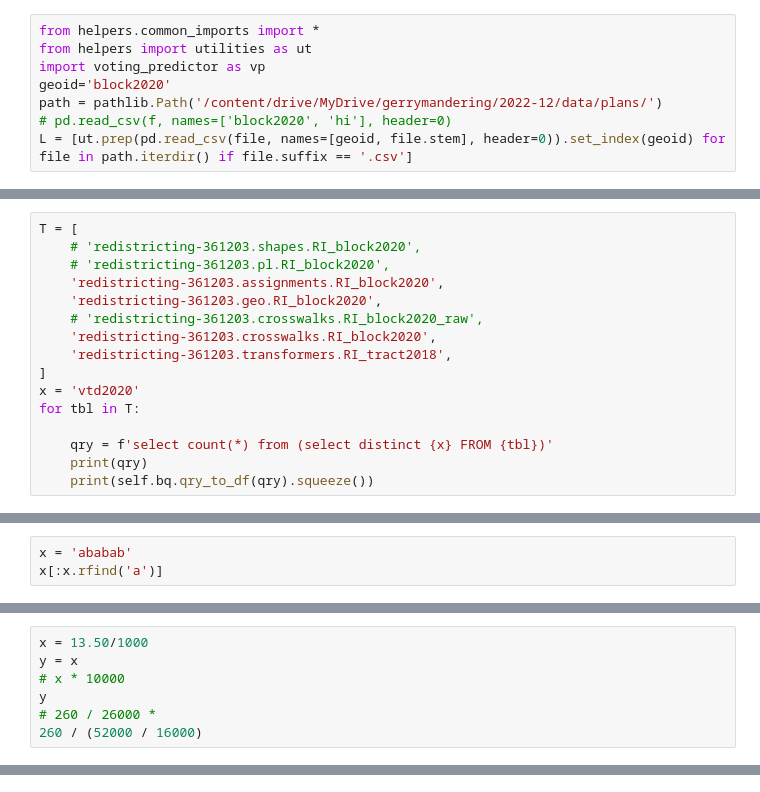
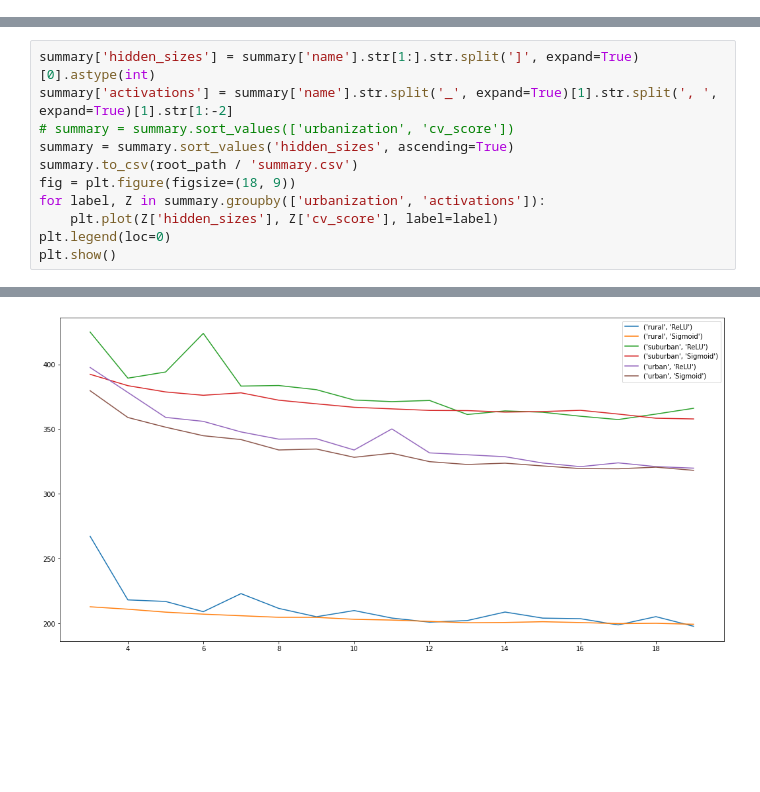
Before and after one commit to drscook/voting_predictor, a Jupyter notebook: voting.ipynb, the cells around one changed output, grey strips where cells are left out. Saved outputs shown, nothing was run; the diff lists cells and outputs as text; blank space fills up the shorter version.

```diff
--- a/voting.ipynb
+++ b/voting.ipynb
@@ -310,8 +2,0 @@ using (vtd2020)
-# %%
-from helpers.common_imports import *
-from helpers import utilities as ut
-import voting_predictor as vp
-geoid='block2020'
-path = pathlib.Path('/content/drive/MyDrive/gerrymandering/2022-12/data/plans/')
-# pd.read_csv(f, names=['block2020', 'hi'], header=0)
-L = [ut.prep(pd.read_csv(file, names=[geoid, file.stem], header=0)).set_index(geoid) for file in path.iterdir() if file.suffix == '.csv']
@@ -335,16 +2,0 @@ Length: 242, dtype: int64
-# %%
-T = [
-    # 'redistricting-361203.shapes.RI_block2020',
-    # 'redistricting-361203.pl.RI_block2020',
-    'redistricting-361203.assignments.RI_block2020',
-    'redistricting-361203.geo.RI_block2020',
-    # 'redistricting-361203.crosswalks.RI_block2020_raw',
-    'redistricting-361203.crosswalks.RI_block2020',
-    'redistricting-361203.transformers.RI_tract2018',
-]
-x = 'vtd2020'
-for tbl in T:
-
-    qry = f'select count(*) from (select distinct {x} FROM {tbl})'
-    print(qry)
-    print(self.bq.qry_to_df(qry).squeeze())
@@ -407,3 +2,0 @@ subpops = {
-# %%
-x = 'ababab'
-x[:x.rfind('a')]
@@ -412,7 +2,0 @@ x[:x.rfind('a')]
-# %%
-x = 13.50/1000
-y = x
-# x * 10000
-y
-# 260 / 26000 *
-260 / (52000 / 16000)
@@ -420,0 +449,12 @@ y
+# %%
+summary['hidden_sizes'] = summary['name'].str[1:].str.split(']', expand=True)[0].astype(int)
+summary['activations'] = summary['name'].str.split('_', expand=True)[1].str.split(', ', expand=True)[1].str[1:-2]
+# summary = summary.sort_values(['urbanization', 'cv_score'])
+summary = summary.sort_values('hidden_sizes', ascending=True)
+summary.to_csv(root_path / 'summary.csv')
+fig = plt.figure(figsize=(18, 9))
+for label, Z in summary.groupby(['urbanization', 'activations']):
+    plt.plot(Z['hidden_sizes'], Z['cv_score'], label=label)
+plt.legend(loc=0)
+plt.show()
+# %% [output]
@@ -420,0 +462 @@ y
+[figure, added]
```
Also changed, not shown: parts of 68 cells of this notebook.
